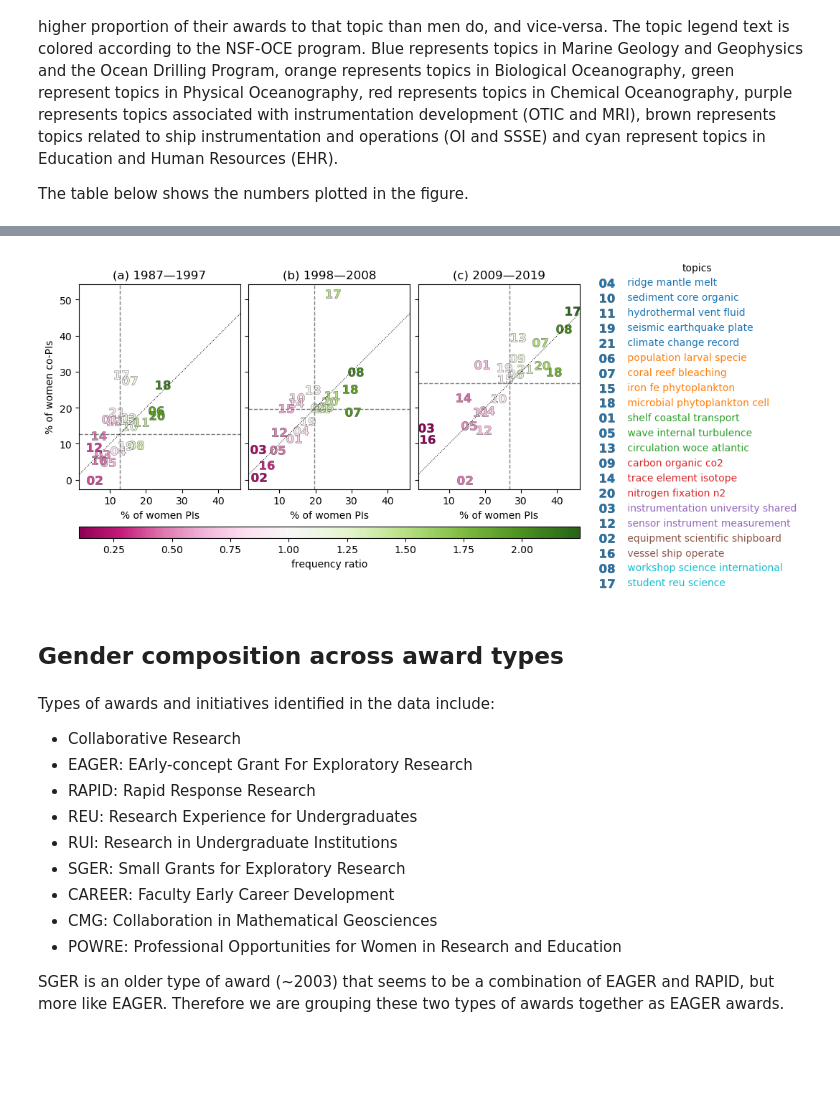
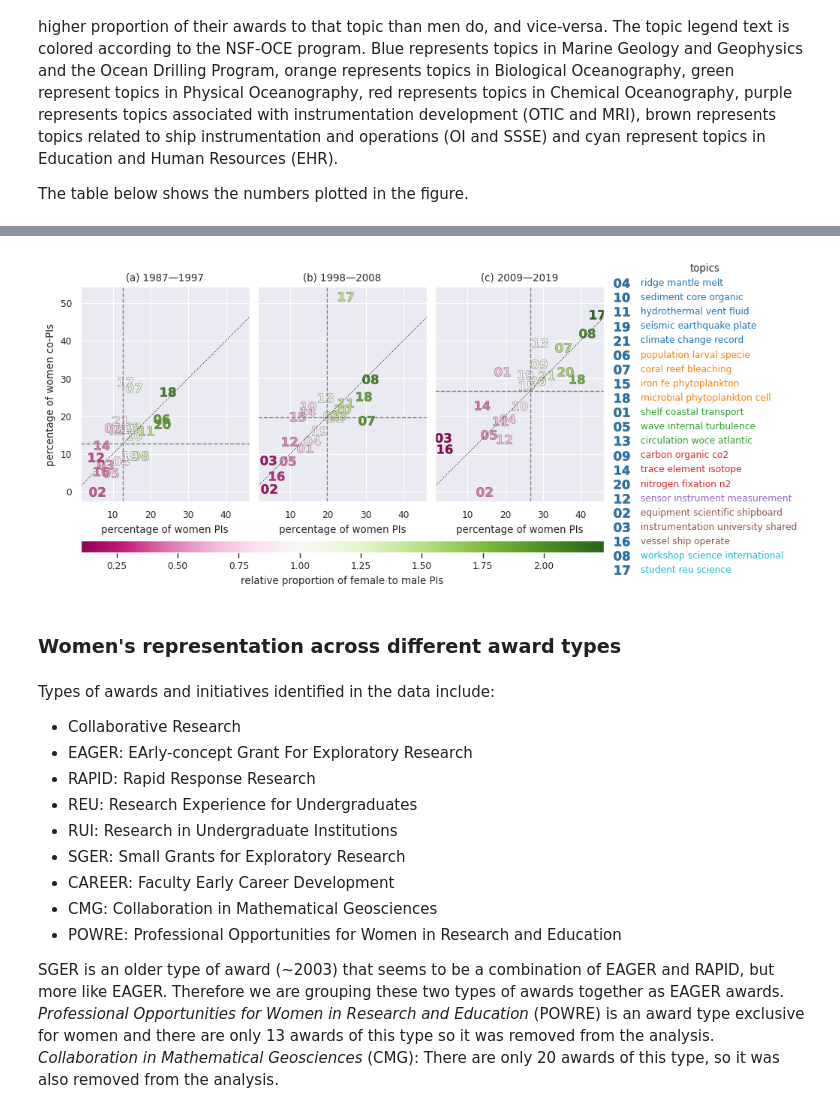
Before and after one commit to idlima/nsf-oce-gender, a Jupyter notebook: manuscript_figures.ipynb, the cells around one changed output, grey strips where cells are left out. Drawn from its saved outputs; the diff is of its cells as text; code cells hidden in the pictures; blank space fills up the shorter version.

```diff
--- a/manuscript_figures.ipynb
+++ b/manuscript_figures.ipynb
@@ -16,7 +16,12 @@ Last updated on Thu Mar 11 16:58:19 2021
 # %%
+import seaborn as sns
+sns.set_theme()
+sns.set_context('paper')
+sns.set_palette('tab10')
 warnings.filterwarnings('ignore')
 plt.rcParams['figure.dpi'] = 100
 pd.options.display.max_columns = 30
+dpi = 600
 # %% [markdown]
 ## Read NSF-OCE award data
 # %%
@@ -27,6 +32,8 @@ data_types = {'Abstract':'string', 'Title':'string', 'Programs':'string', 'PI':'
 awards = pd.read_csv('results/awards_1985-2020_clean_edited_grouped_gender_topic.csv', index_col=0,
                      parse_dates=[4,5], dtype=data_types)
 awards['year'] = awards.StartDate.dt.year
+awards.loc[awards.program=='DATA NOT AVAILABLE','program'] = np.nan
+awards['co-PI_female_pct'] = awards['co-PI_female_frac'] * 100
 
 npzfile = np.load('results/NMF_TSNE.npz')
 topic_names    = npzfile['topic_names']
@@ -101,7 +111,6 @@ lr_stats.style.format('{:.3f}', subset=['R^2','slope','intercept'])
 # %% [markdown]
 Scatter plot of the percentage of women PIs vs co-PIs for the 10 largest NSF-OCE programs (in number of awards) in three different 11-year periods. The dotted diagonal line represents the 1:1 ratio. The vertical and horizontal dashed lines represent the mean percentage of women in the academic workforce for that time period computed from the linear trend fitted to the combined PI and co-PI data for all programs (figure above). The programs in the upper right quadrant of each panel have higher women’s participation than the academic workforce for both PIs and co-PIs while those in the lower left quadrant have lower participation than the workforce for both PIs and co-PIs. For the programs in the lower right quadrant, women’s participation as PIs is higher than in the workforce but participation as co-PIs is lower than in the workforce. Conversely, for programs in the upper left quadrant, women’s participation as co-PIs is higher than in the workforce but participation as PIs is lower than in the workforce. The marker color represents the ratio between the percentage of awards allocated by women PIs and men PIs to that program. A ratio greater than one means that women PIs apportion a higher proportion of their awards to that program than men do, and vice-versa. The table below shows the numbers plotted in the figure.
 # %%
-awards.loc[awards.program=='DATA NOT AVAILABLE','program'] = np.nan
 top10_programs = pd.DataFrame({'number of awards':
                                awards.groupby('program')['Abstract'].count().sort_values(ascending=False)[:10]})
 
@@ -140,7 +149,7 @@ wf_ref_3 = wf_ref[wf_ref.year>2008]                        # 2009-2019
 wf_means = [df['workforce'].mean() for df in [wf_ref_1, wf_ref_2, wf_ref_3]]
 
 titles = [u'(a) 1987\u20141997',u'(b) 1998\u20142008',u'(c) 2009\u20142019']
-markers = ['o','^','s','d','X','v','P','<','>','*']
+markers = ['o','s','^','d','X','v','P','<','*','>']
 vmin, vmax = by_prog3.ratio.min(), by_prog3.ratio.max()
 
 fig, axs = plt.subplots(1, 3, sharex=True, sharey=True, figsize=(9,4))
@@ -148,11 +157,14 @@ fig.subplots_adjust(wspace=0.05)
 for ax, df, t , wf in zip(axs.ravel(),[by_prog1,by_prog2,by_prog3], titles, wf_means):
     for n, p in enumerate(df.index):
         sp = ax.scatter(df.loc[p,'PI'], df.loc[p,'co-PI'], c=df.loc[p,'ratio'], s=150, label=p, marker=markers[n],
-                        edgecolors='k', linewidths=0.5, cmap=plt.cm.PiYG, norm=colors.TwoSlopeNorm(1, 0.1, vmax))
+                        edgecolors='k', linewidths=0.5, cmap=plt.cm.PiYG, norm=colors.TwoSlopeNorm(1, 0.1, vmax),
+                        alpha=alpha)
         _ = ax.axis('scaled')
-        _ = ax.set(xlabel='% of women PIs', title=t, xticks=np.arange(0,60,10))
+        _ = ax.set(xlabel='percentage of women PIs', title=t, xticks=np.arange(0,60,10))
 
-_ = axs[0].set(ylabel='% of women co-PIs')
+#     sns.despine(ax=ax,left=True, bottom=True)
+
+_ = axs[0].set(ylabel='percentage of women co-PIs')
 xmin, xmax = axs[0].get_xlim()
 ymin, ymax = axs[0].get_ylim()
 for ax, wf in zip(axs, wf_means):
@@ -160,14 +172,14 @@ for ax, wf in zip(axs, wf_means):
     _ = ax.hlines(wf, xmin, xmax, linestyles='dashed', colors='C7', linewidth=1)
     _ = ax.vlines(wf, ymin, ymax, linestyles='dashed', colors='C7', linewidth=1)
 
-_ = ax.legend(loc='upper left', bbox_to_anchor=(1.05, 1.1), frameon=False, labelspacing=1, title='programs')
+_ = ax.legend(loc='upper left', bbox_to_anchor=(1.0, 1.06), frameon=False, labelspacing=1, title='programs', facecolor='red')
 
 l, b, w, h = axs[0].get_position().bounds
 cax = fig.add_axes([l, b-0.17, 0.775, 0.04])
 cb = fig.colorbar(sp, cax=cax, orientation='horizontal')
-_ = cb.set_label('frequency ratio')
+_ = cb.set_label('relative proportion of female to male PIs')
 
-fig.savefig('figures/pi_copi_program_scatter.png',dpi=300,bbox_inches='tight')
+fig.savefig('figures/pi_copi_program_scatter.png',dpi=dpi,bbox_inches='tight')
 
 cols = ['PI','co-PI','ratio']
 pd.concat([by_prog1[cols], by_prog2[cols], by_prog3[cols]], keys=['1987-1997','1998-2008', '2009-2019'], axis=1).style.format('{:.2f}')
@@ -233,11 +239,13 @@ for ax, df, t in zip(axs.ravel(),[by_topic_1, by_topic_2, by_topic_3], titles):
 #         m = '$\mathbf{{{n}}}$'.format(n=i)
         m = r'$\mathbf{%02d}$'%(i)
         sp = ax.scatter(df.loc[i,'PI'], df.loc[i,'co-PI'], c=df.loc[i,'ratio'], s=250, label=topic_names_r[i-1][2:], marker=m,
-                        edgecolors='k', linewidths=0.2, cmap=plt.cm.PiYG, norm=colors.TwoSlopeNorm(1, vmin, vmax))
+                        edgecolors='k', linewidths=0.2, cmap=plt.cm.PiYG, norm=colors.TwoSlopeNorm(1, vmin, vmax), alpha=alpha)
         _ = ax.axis('scaled')
-        _ = ax.set(xlabel='% of women PIs', title=t)
+        _ = ax.set(xlabel='percentage of women PIs', title=t)
 
-_ = axs[0].set(ylabel='% of women co-PIs')
+#     sns.despine(ax=ax,left=True, bottom=True)
+
+_ = axs[0].set(ylabel='percentage of women co-PIs')
 xmin, xmax = axs[0].get_xlim()
 ymin, ymax = axs[0].get_ylim()
 for ax, wf in zip(axs, wf_means):
@@ -245,10 +253,10 @@ for ax, wf in zip(axs, wf_means):
     _ = ax.hlines(wf, xmin, xmax, linestyles='dashed', colors='C7', linewidth=1)
     _ = ax.vlines(wf, ymin, ymax, linestyles='dashed', colors='C7', linewidth=1)
 
-reorder = np.array([4,10,11,19,21,6,7,15,18,1,5,13,9,14,20,3,12,2,16,8,17]) # order topics by program
+reorder = np.array([4,10,11,19,21,6,7,15,18,1,5,13,9,14,20,12,2,3,16,8,17]) # order topics by program
 handles, labels = ax.get_legend_handles_labels()
 handles_new, labels_new = [handles[n] for n in reorder-1], [labels[n] for n in reorder-1]
-_ = ax.legend(handles_new, labels_new, loc='upper left', bbox_to_anchor=(1.05, 1.15), frameon=False, title='topics')
+_ = ax.legend(handles_new, labels_new, loc='upper left', bbox_to_anchor=(1.0, 1.15), frameon=False, title='topics')
 
 # color topic legend text according to program
 lg = ax.get_legend()
@@ -261,9 +269,9 @@ for text in texts[9:12]:
     text.set_color('C2')
 for text in texts[12:15]:
     text.set_color('C3')
-for text in texts[15:17]:
+for text in texts[15:16]:
     text.set_color('C4')
-for text in texts[17:19]:
+for text in texts[16:19]:
     text.set_color('C5')
 for text in texts[19:]:
     text.set_color('C9')
@@ -271,9 +279,9 @@ for text in texts[19:]:
 l, b, w, h = axs[0].get_position().bounds
 cax = fig.add_axes([l, b-0.17, 0.775, 0.04])
 cb = fig.colorbar(sp, cax=cax, orientation='horizontal')
-_ = cb.set_label('frequency ratio')
+_ = cb.set_label('relative proportion of female to male PIs')
 
-fig.savefig('figures/pi_copi_topic_scatter.png',dpi=300,bbox_inches='tight')
+fig.savefig('figures/pi_copi_topic_scatter.png',dpi=dpi,bbox_inches='tight')
 
 by_topic = pd.concat([by_topic_1[cols], by_topic_2[cols], by_topic_3[cols]], keys=['1987-1997','1998-2008', '2009-2019'], axis=1)
 by_topic = by_topic.reindex(reorder)
@@ -298,4 +306,4 @@ by_topic.style.format('{:.2f}')
 | vessel ship operate 16 | 6.71 | 5.45 | 0.46 | 6.31 | 4.08 | 0.31 | 3.88 | 11.29 | 0.11 |
 | workshop science international 8 | 17.18 | 9.63 | 1.33 | 31.06 | 29.92 | 2.07 | 41.60 | 41.96 | 2.03 |
 | student reu science 17 | 13.04 | 29.09 | 0.96 | 24.60 | 51.67 | 1.50 | 44.14 | 46.85 | 2.25 |
-[figure, old version]
+[figure, new version]
@@ -312,5 +310,5 @@ by_topic.style.format('{:.2f}')
 # %% [markdown]
-## Gender composition across award types
+### Women's representation across different award types
 # %% [markdown]
 Types of awards and initiatives identified in the data include:
 
@@ -324,6 +322,6 @@ Types of awards and initiatives identified in the data include:
 - CMG: Collaboration in Mathematical Geosciences
 - POWRE: Professional Opportunities for Women in Research and Education
 
-SGER is an older type of award (~2003) that seems to be a combination of EAGER and RAPID, but more like EAGER. Therefore we are grouping these two types of awards together as EAGER awards.
+SGER is an older type of award (~2003) that seems to be a combination of EAGER and RAPID, but more like EAGER. Therefore we are grouping these two types of awards together as EAGER awards. *Professional Opportunities for Women in Research and Education* (POWRE) is an award type exclusive for women and there are only 13 awards of this type so it was removed from the analysis. *Collaboration in Mathematical Geosciences* (CMG): There are only 20 awards of this type, so it was also removed from the analysis.
 # %% [markdown]
 Scatter plot of the percentage of women PIs vs co-PIs for the different award types in three different 11-year periods. The dotted diagonal line represents the 1:1 ratio. The vertical and horizontal dashed lines represent the mean percentage of women in the academic workforce for that time period computed from the linear trend fitted to the combined PI and co-PI data for all programs (see regression figure above). The award types in the upper right quadrant of each panel have higher women’s participation than the academic workforce for both PIs and co-PIs while those in the lower left quadrant have lower participation than the workforce for both PIs and co-PIs. For the award types in the lower right quadrant, women’s participation as PIs is higher than in the workforce but participation as co-PIs is lower than in the workforce. Conversely, for award types in the upper left quadrant, women’s participation as co-PIs is higher than in the workforce but participation as PIs is lower than in the workforce. The marker color represents the ratio between the percentage of awards allocated by women PIs and men PIs to that award type. A ratio greater than one means that women PIs apportion a higher proportion of their awards to that award type than men do, and vice-versa. The table below shows the numbers plotted in the figure.
```
Also changed, not shown: parts of 32 cells of this notebook, 1 other file.
